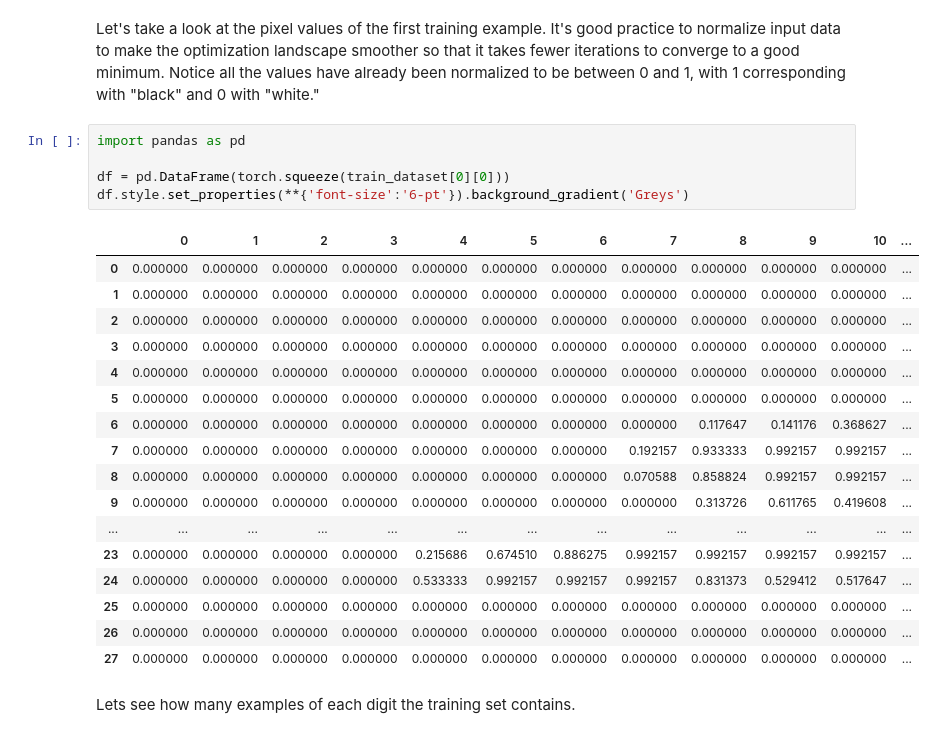
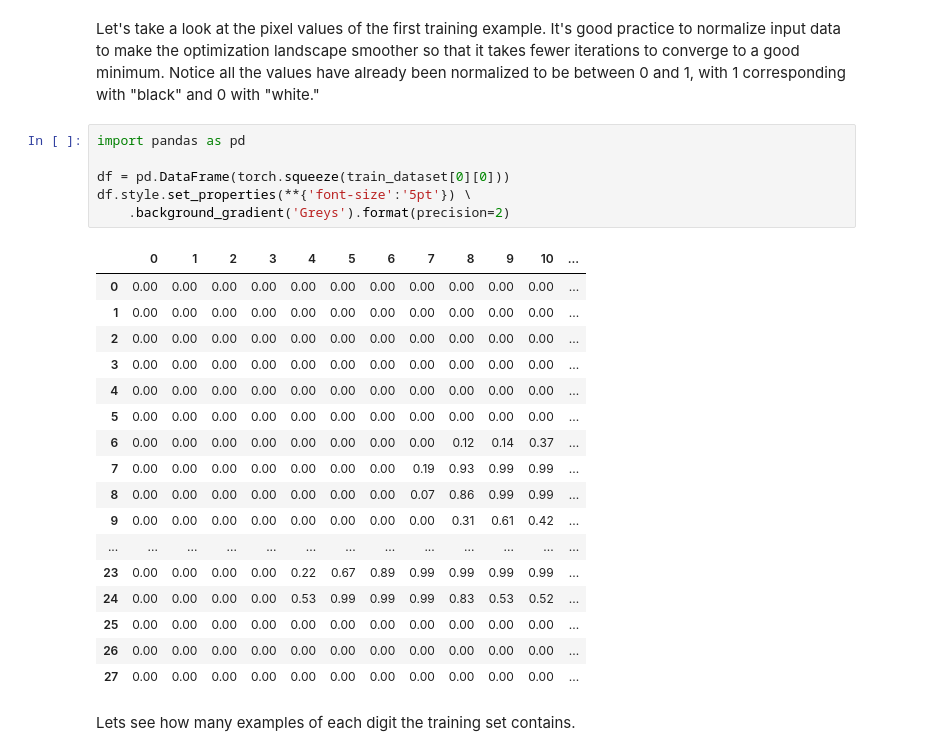
Before and after one commit to LeNPaul/Lagrange, a Jupyter notebook: _notebooks/mnist/mnist.ipynb, the cells around one changed output. Drawn from its saved outputs; the diff is of its cells as text.

Commit message:
make dataframe vis smaller and change post name

```diff
--- a/_notebooks/mnist/mnist.ipynb
+++ b/_notebooks/mnist/mnist.ipynb
@@ -96,26 +96,27 @@ Let's take a look at the pixel values of the first training example. It's good p
 # %%
 import pandas as pd
 
 df = pd.DataFrame(torch.squeeze(train_dataset[0][0]))
-df.style.set_properties(**{'font-size':'6-pt'}).background_gradient('Greys')
+df.style.set_properties(**{'font-size':'5pt'}) \
+    .background_gradient('Greys').format(precision=2)
 # %% [output]
 |  | 0 | 1 | 2 | 3 | 4 | 5 | 6 | 7 | 8 | 9 | 10 | ... |
-| 0 | 0.000000 | 0.000000 | 0.000000 | 0.000000 | 0.000000 | 0.000000 | 0.000000 | 0.000000 | 0.000000 | 0.000000 | 0.000000 | ... |
-| 1 | 0.000000 | 0.000000 | 0.000000 | 0.000000 | 0.000000 | 0.000000 | 0.000000 | 0.000000 | 0.000000 | 0.000000 | 0.000000 | ... |
-| 2 | 0.000000 | 0.000000 | 0.000000 | 0.000000 | 0.000000 | 0.000000 | 0.000000 | 0.000000 | 0.000000 | 0.000000 | 0.000000 | ... |
-| 3 | 0.000000 | 0.000000 | 0.000000 | 0.000000 | 0.000000 | 0.000000 | 0.000000 | 0.000000 | 0.000000 | 0.000000 | 0.000000 | ... |
-| 4 | 0.000000 | 0.000000 | 0.000000 | 0.000000 | 0.000000 | 0.000000 | 0.000000 | 0.000000 | 0.000000 | 0.000000 | 0.000000 | ... |
-| 5 | 0.000000 | 0.000000 | 0.000000 | 0.000000 | 0.000000 | 0.000000 | 0.000000 | 0.000000 | 0.000000 | 0.000000 | 0.000000 | ... |
-| 6 | 0.000000 | 0.000000 | 0.000000 | 0.000000 | 0.000000 | 0.000000 | 0.000000 | 0.000000 | 0.117647 | 0.141176 | 0.368627 | ... |
-| 7 | 0.000000 | 0.000000 | 0.000000 | 0.000000 | 0.000000 | 0.000000 | 0.000000 | 0.192157 | 0.933333 | 0.992157 | 0.992157 | ... |
-| 8 | 0.000000 | 0.000000 | 0.000000 | 0.000000 | 0.000000 | 0.000000 | 0.000000 | 0.070588 | 0.858824 | 0.992157 | 0.992157 | ... |
-| 9 | 0.000000 | 0.000000 | 0.000000 | 0.000000 | 0.000000 | 0.000000 | 0.000000 | 0.000000 | 0.313726 | 0.611765 | 0.419608 | ... |
+| 0 | 0.00 | 0.00 | 0.00 | 0.00 | 0.00 | 0.00 | 0.00 | 0.00 | 0.00 | 0.00 | 0.00 | ... |
+| 1 | 0.00 | 0.00 | 0.00 | 0.00 | 0.00 | 0.00 | 0.00 | 0.00 | 0.00 | 0.00 | 0.00 | ... |
+| 2 | 0.00 | 0.00 | 0.00 | 0.00 | 0.00 | 0.00 | 0.00 | 0.00 | 0.00 | 0.00 | 0.00 | ... |
+| 3 | 0.00 | 0.00 | 0.00 | 0.00 | 0.00 | 0.00 | 0.00 | 0.00 | 0.00 | 0.00 | 0.00 | ... |
+| 4 | 0.00 | 0.00 | 0.00 | 0.00 | 0.00 | 0.00 | 0.00 | 0.00 | 0.00 | 0.00 | 0.00 | ... |
+| 5 | 0.00 | 0.00 | 0.00 | 0.00 | 0.00 | 0.00 | 0.00 | 0.00 | 0.00 | 0.00 | 0.00 | ... |
+| 6 | 0.00 | 0.00 | 0.00 | 0.00 | 0.00 | 0.00 | 0.00 | 0.00 | 0.12 | 0.14 | 0.37 | ... |
+| 7 | 0.00 | 0.00 | 0.00 | 0.00 | 0.00 | 0.00 | 0.00 | 0.19 | 0.93 | 0.99 | 0.99 | ... |
+| 8 | 0.00 | 0.00 | 0.00 | 0.00 | 0.00 | 0.00 | 0.00 | 0.07 | 0.86 | 0.99 | 0.99 | ... |
+| 9 | 0.00 | 0.00 | 0.00 | 0.00 | 0.00 | 0.00 | 0.00 | 0.00 | 0.31 | 0.61 | 0.42 | ... |
 | ... | ... | ... | ... | ... | ... | ... | ... | ... | ... | ... | ... | ... |
-| 23 | 0.000000 | 0.000000 | 0.000000 | 0.000000 | 0.215686 | 0.674510 | 0.886275 | 0.992157 | 0.992157 | 0.992157 | 0.992157 | ... |
-| 24 | 0.000000 | 0.000000 | 0.000000 | 0.000000 | 0.533333 | 0.992157 | 0.992157 | 0.992157 | 0.831373 | 0.529412 | 0.517647 | ... |
-| 25 | 0.000000 | 0.000000 | 0.000000 | 0.000000 | 0.000000 | 0.000000 | 0.000000 | 0.000000 | 0.000000 | 0.000000 | 0.000000 | ... |
-| 26 | 0.000000 | 0.000000 | 0.000000 | 0.000000 | 0.000000 | 0.000000 | 0.000000 | 0.000000 | 0.000000 | 0.000000 | 0.000000 | ... |
-| 27 | 0.000000 | 0.000000 | 0.000000 | 0.000000 | 0.000000 | 0.000000 | 0.000000 | 0.000000 | 0.000000 | 0.000000 | 0.000000 | ... |
+| 23 | 0.00 | 0.00 | 0.00 | 0.00 | 0.22 | 0.67 | 0.89 | 0.99 | 0.99 | 0.99 | 0.99 | ... |
+| 24 | 0.00 | 0.00 | 0.00 | 0.00 | 0.53 | 0.99 | 0.99 | 0.99 | 0.83 | 0.53 | 0.52 | ... |
+| 25 | 0.00 | 0.00 | 0.00 | 0.00 | 0.00 | 0.00 | 0.00 | 0.00 | 0.00 | 0.00 | 0.00 | ... |
+| 26 | 0.00 | 0.00 | 0.00 | 0.00 | 0.00 | 0.00 | 0.00 | 0.00 | 0.00 | 0.00 | 0.00 | ... |
+| 27 | 0.00 | 0.00 | 0.00 | 0.00 | 0.00 | 0.00 | 0.00 | 0.00 | 0.00 | 0.00 | 0.00 | ... |
 # %% [markdown]
 Lets see how many examples of each digit the training set contains.
 # %%
```
Also changed, not shown: 2 other files.
